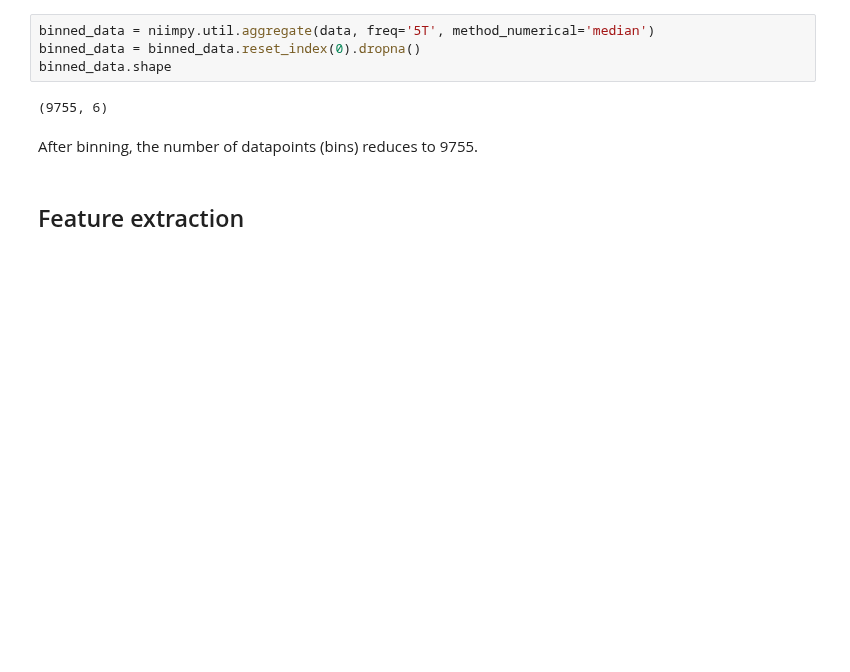
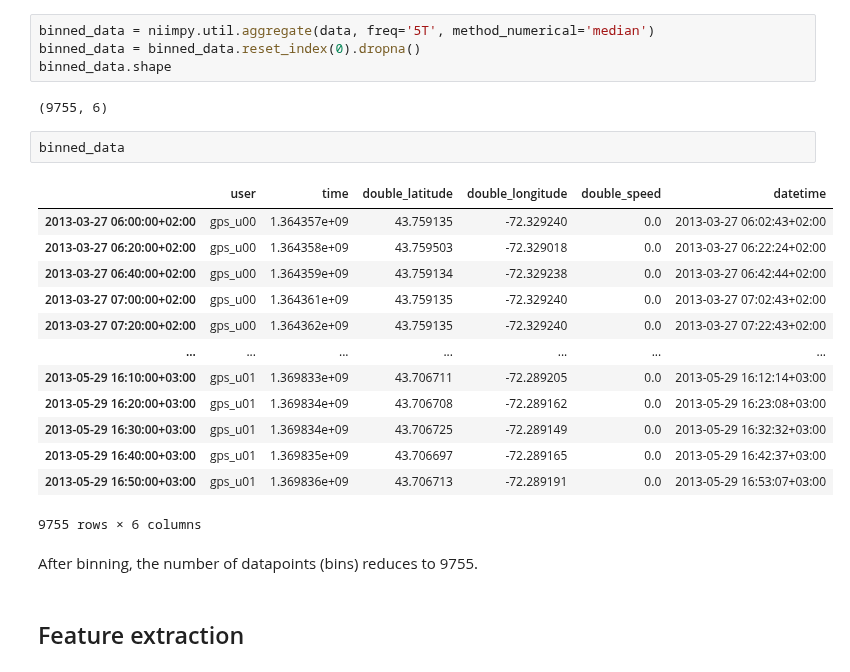
Before and after one commit to digitraceslab/niimpy, a Jupyter notebook: docs/demo_notebooks/location.ipynb, the cells around one changed output. Saved outputs shown, nothing was run; the diff lists cells and outputs as text; blank space fills up the shorter version.

```diff
--- a/docs/demo_notebooks/location.ipynb
+++ b/docs/demo_notebooks/location.ipynb
@@ -67,6 +67,22 @@ binned_data = binned_data.reset_index(0).dropna()
 binned_data.shape
 # %% [output]
 (9755, 6)
+# %%
+binned_data
+# %% [output]
+|  | user | time | double_latitude | double_longitude | double_speed | datetime |
+| 2013-03-27 06:00:00+02:00 | gps_u00 | 1.364357e+09 | 43.759135 | -72.329240 | 0.0 | 2013-03-27 06:02:43+02:00 |
+| 2013-03-27 06:20:00+02:00 | gps_u00 | 1.364358e+09 | 43.759503 | -72.329018 | 0.0 | 2013-03-27 06:22:24+02:00 |
+| 2013-03-27 06:40:00+02:00 | gps_u00 | 1.364359e+09 | 43.759134 | -72.329238 | 0.0 | 2013-03-27 06:42:44+02:00 |
+| 2013-03-27 07:00:00+02:00 | gps_u00 | 1.364361e+09 | 43.759135 | -72.329240 | 0.0 | 2013-03-27 07:02:43+02:00 |
+| 2013-03-27 07:20:00+02:00 | gps_u00 | 1.364362e+09 | 43.759135 | -72.329240 | 0.0 | 2013-03-27 07:22:43+02:00 |
+| ... | ... | ... | ... | ... | ... | ... |
+| 2013-05-29 16:10:00+03:00 | gps_u01 | 1.369833e+09 | 43.706711 | -72.289205 | 0.0 | 2013-05-29 16:12:14+03:00 |
+| 2013-05-29 16:20:00+03:00 | gps_u01 | 1.369834e+09 | 43.706708 | -72.289162 | 0.0 | 2013-05-29 16:23:08+03:00 |
+| 2013-05-29 16:30:00+03:00 | gps_u01 | 1.369834e+09 | 43.706725 | -72.289149 | 0.0 | 2013-05-29 16:32:32+03:00 |
+| 2013-05-29 16:40:00+03:00 | gps_u01 | 1.369835e+09 | 43.706697 | -72.289165 | 0.0 | 2013-05-29 16:42:37+03:00 |
+| 2013-05-29 16:50:00+03:00 | gps_u01 | 1.369836e+09 | 43.706713 | -72.289191 | 0.0 | 2013-05-29 16:53:07+03:00 |
+9755 rows × 6 columns
 # %% [markdown]
 After binning, the number of datapoints (bins) reduces to 9755.
 # %% [markdown]
```
Also changed, not shown: 5 other files.
